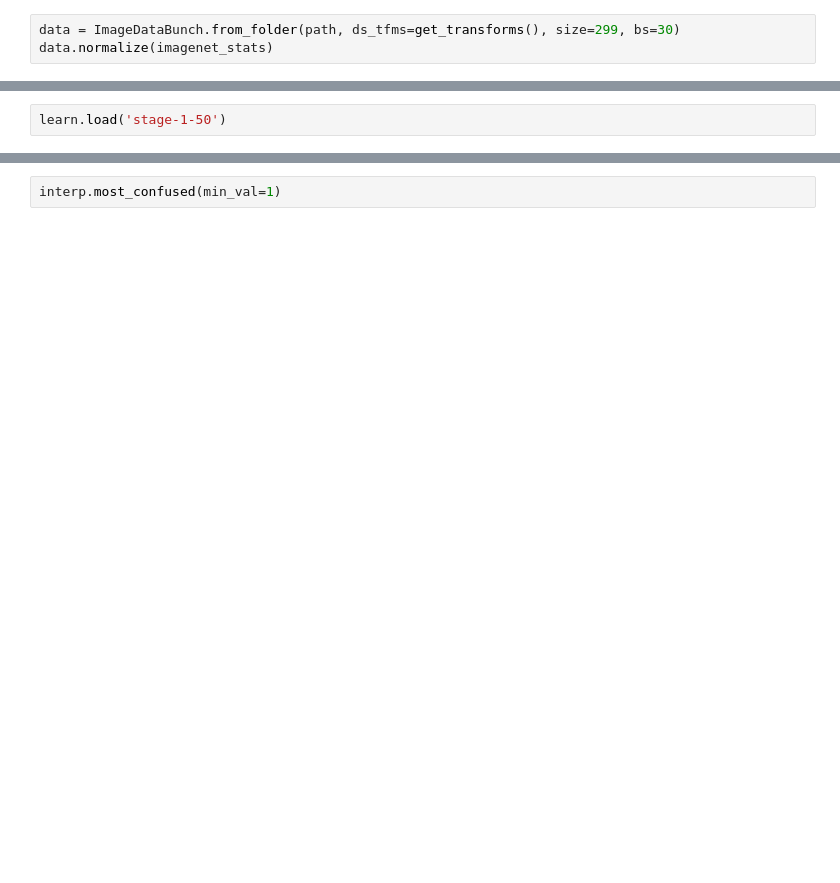
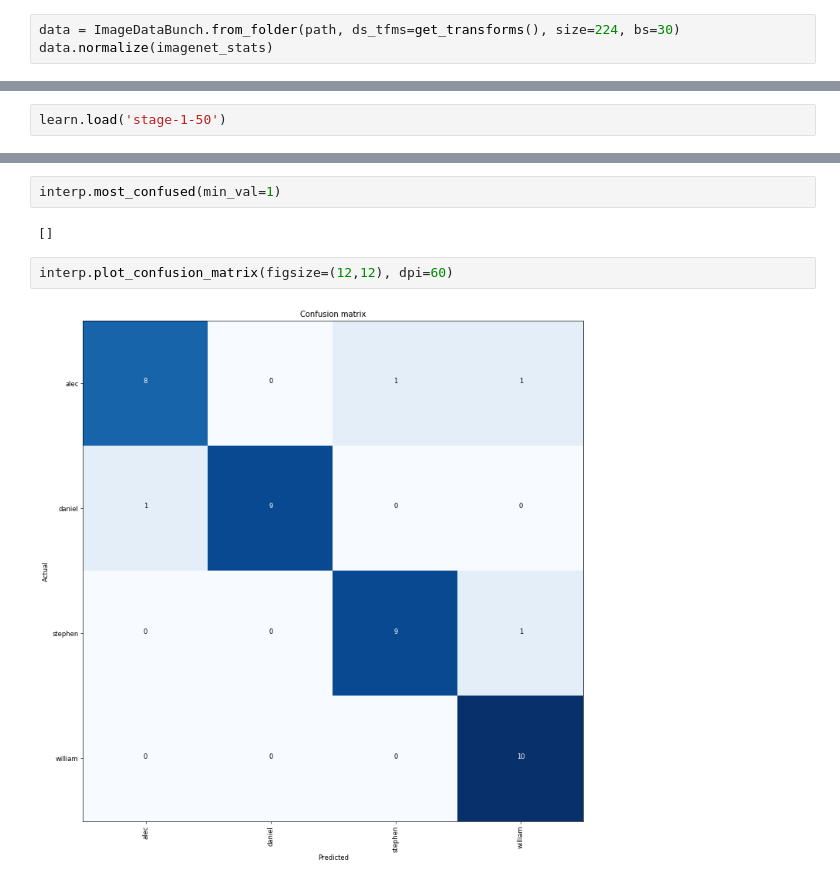
Before and after one commit to eleanorstrib/practical-deep-learning-pt1, a Jupyter notebook: lesson1-baldwin-classifier.ipynb, the cells around one changed output, grey strips where cells are left out. Cells and saved outputs as stored; diff of their text form; blank space fills up the shorter version.

```diff
--- a/lesson1-baldwin-classifier.ipynb
+++ b/lesson1-baldwin-classifier.ipynb
@@ -220,5 +252,5 @@ Basically, resnet50 usually performs better because it is a deeper network with
 # %%
-data = ImageDataBunch.from_folder(path, ds_tfms=get_transforms(), size=299, bs=30)
+data = ImageDataBunch.from_folder(path, ds_tfms=get_transforms(), size=224, bs=30)
 data.normalize(imagenet_stats)
 # %%
 learn = ConvLearner(data, models.resnet50, metrics=error_rate)
@@ -238,2 +294,8 @@ interp = ClassificationInterpretation.from_learner(learn)
 # %%
 interp.most_confused(min_val=1)
+# %% [output]
+[]
+# %%
+interp.plot_confusion_matrix(figsize=(12,12), dpi=60)
+# %% [output]
+[figure, added]
```
Also changed, not shown: parts of 23 cells of this notebook.
